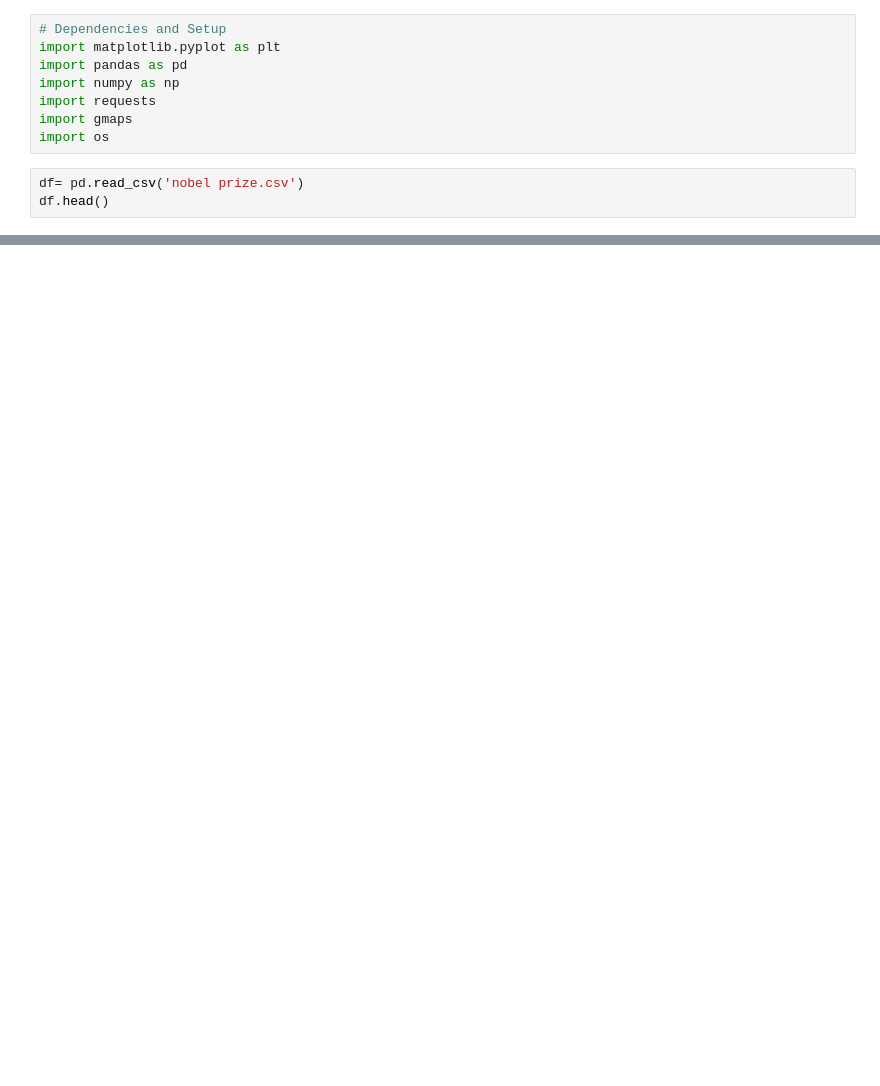
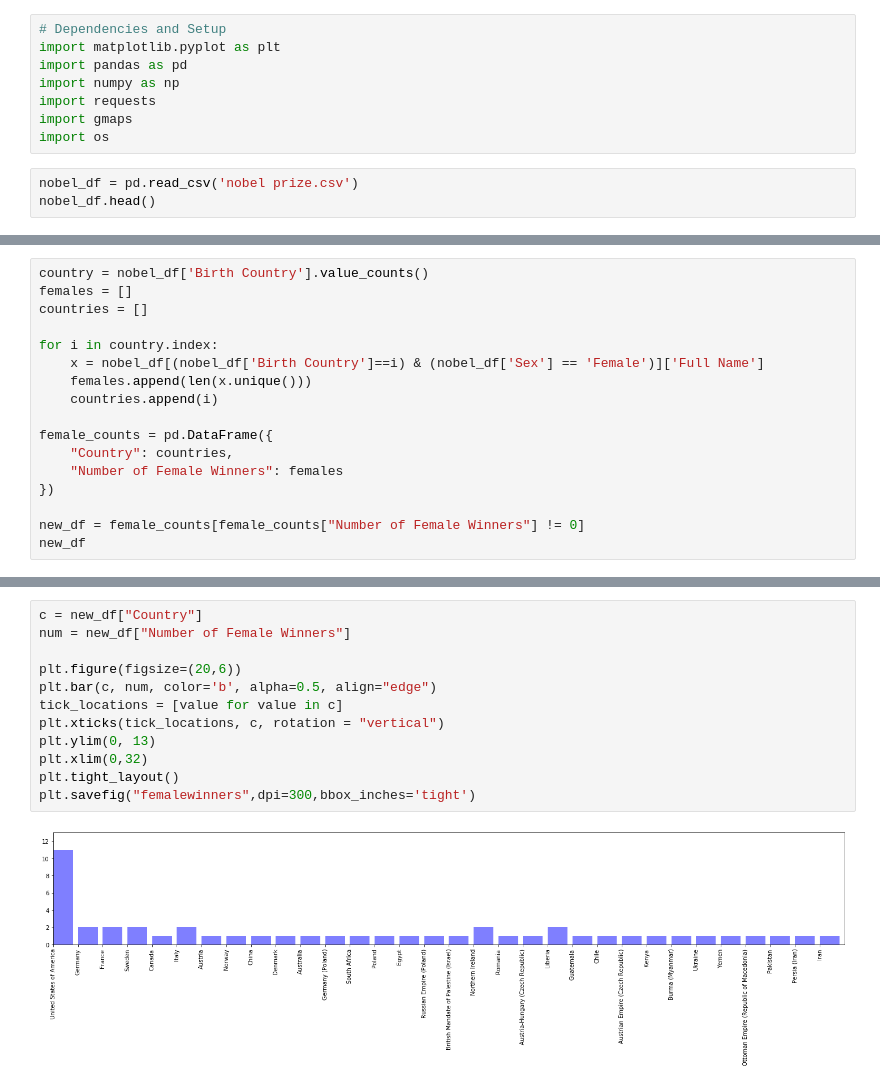
Before and after one commit to cgleason3462/Nobel-Prize-Analysis, a Jupyter notebook: Maanasa.ipynb, the cells around one changed output, grey strips where cells are left out. Saved outputs shown, nothing was run; the diff lists cells and outputs as text; blank space fills up the shorter version.

```diff
--- a/Maanasa.ipynb
+++ b/Maanasa.ipynb
@@ -7,8 +7,8 @@ import requests
 import gmaps
 import os
 # %%
-df= pd.read_csv('nobel prize.csv')
-df.head()
+nobel_df = pd.read_csv('nobel prize.csv')
+nobel_df.head()
 # %% [output]
 |  | Year | Category | Prize | Motivation | Prize Share | Laureate ID | Laureate Type | Full Name | ... |
 | 0 | 1901 | Chemistry | The Nobel Prize in Chemistry 1901 | "in recognition of the extraordin... | 1-Jan | 160 | Individual | Jacobus Henricus van 't Hoff | ... |
@@ -16,3 +16,20 @@ df.head()
 | 2 | 1901 | Medicine | The Nobel Prize in Physiology or ... | "for his work on serum therapy, e... | 1-Jan | 293 | Individual | Emil Adolf von Behring | ... |
 | 3 | 1901 | Peace | The Nobel Peace Prize 1901 | NaN | 2-Jan | 462 | Individual | Jean Henry Dunant | ... |
 | 4 | 1901 | Peace | The Nobel Peace Prize 1901 | NaN | 2-Jan | 463 | Individual | Frédéric Passy | ... |
+# %%
+country = nobel_df['Birth Country'].value_counts()
+females = []
+countries = []
+
+for i in country.index:
+    x = nobel_df[(nobel_df['Birth Country']==i) & (nobel_df['Sex'] == 'Female')]['Full Name']
+    females.append(len(x.unique()))
+    countries.append(i)
+
+female_counts = pd.DataFrame({
+    "Country": countries,
+    "Number of Female Winners": females
+})
+
+new_df = female_counts[female_counts["Number of Female Winners"] != 0]
+new_df
@@ -18,0 +54,14 @@ df.head()
+# %%
+c = new_df["Country"]
+num = new_df["Number of Female Winners"]
+
+plt.figure(figsize=(20,6))
+plt.bar(c, num, color='b', alpha=0.5, align="edge")
+tick_locations = [value for value in c]
+plt.xticks(tick_locations, c, rotation = "vertical")
+plt.ylim(0, 13)
+plt.xlim(0,32)
+plt.tight_layout()
+plt.savefig("femalewinners",dpi=300,bbox_inches='tight')
+# %% [output]
+[figure, added]
```
Also changed, not shown: parts of 1 cell of this notebook.
